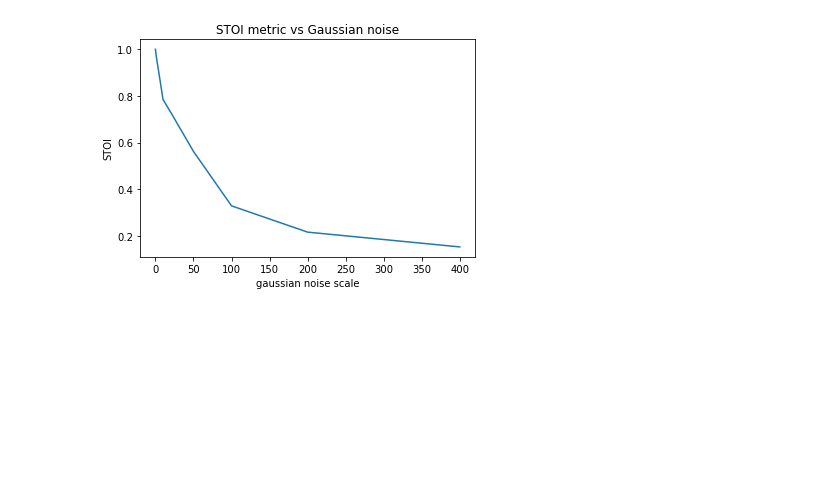
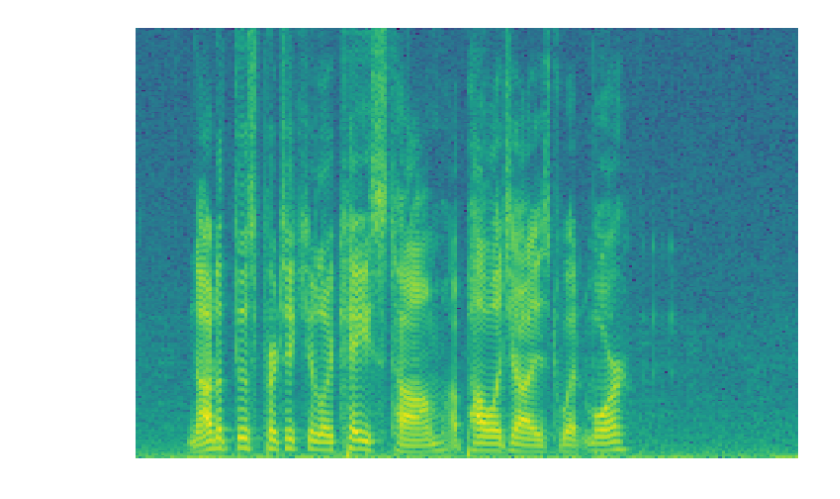
Before and after one commit to Lextal/sipproj, a Jupyter notebook: stoi.ipynb, the cells around one changed output. Drawn from its saved outputs; the diff is of its cells as text; code cells hidden in the pictures; blank space fills up the shorter version.

```diff
--- a/stoi.ipynb
+++ b/stoi.ipynb
@@ -119,13 +121,13 @@ plt.show()
+# %%
+plt.figure(figsize=(12, 8))
+_, _, _, im = plt.specgram(data, Fs=1e4, NFFT=512)
+plt.axis('off')
+plt.show()
+# %% [output]
+[figure, added]
 # %%
 d_interm = intermediate_metric(x, y)
 d = stoi(x, y)
 # %%
-noise_magn = np.array([0, 1, 10, 20, 50, 100, 200, 400])
+noise_magn = np.array([0, 1, 2, 5, 10, 20, 30, 40, 50, 80, 100, 120, 150, 180, 200, 250, 300, 350, 400])
 d = np.array([stoi(x, x + gen_noise(m)) for m in noise_magn])
-plt.plot(noise_magn, d)
-plt.xlabel('gaussian noise scale')
-plt.ylabel('STOI')
-plt.title('STOI metric vs Gaussian noise')
-plt.show()
-# %% [output]
-[figure, removed]
```
Also changed, not shown: parts of 8 cells of this notebook.
